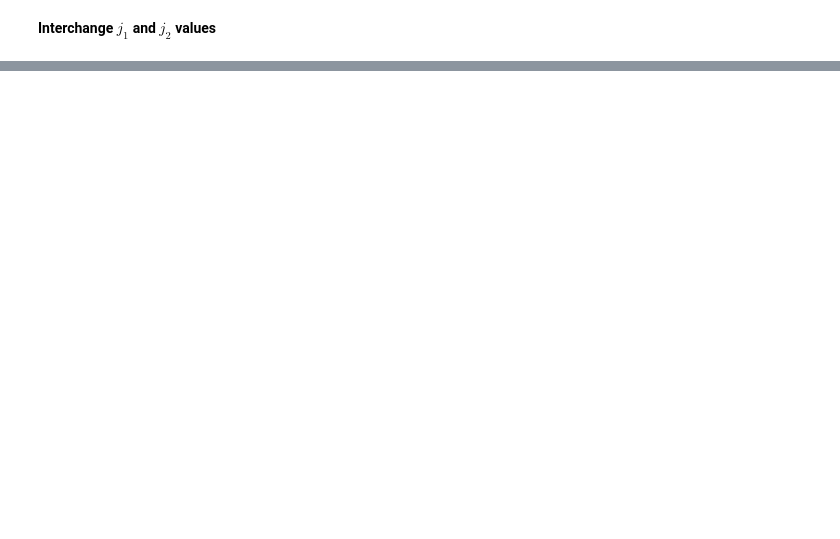
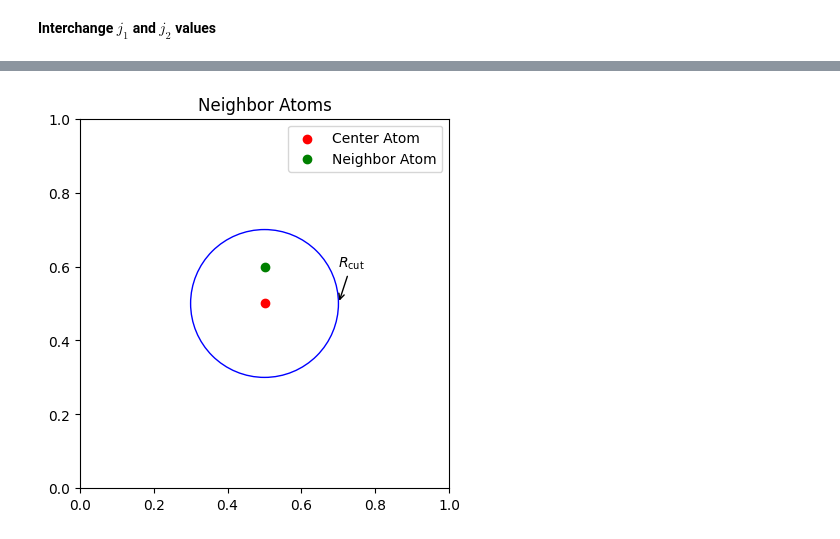
Before and after one commit to dtht2d/bispectrum_component, a Jupyter notebook: bispectrum/example/study_cases_example_SO4_calc.ipynb, the cells around one changed output, grey strips where cells are left out. Saved outputs shown, nothing was run; the diff lists cells and outputs as text; code cells hidden in the pictures; blank space fills up the shorter version.

```diff
--- a/bispectrum/example/study_cases_example_SO4_calc.ipynb
+++ b/bispectrum/example/study_cases_example_SO4_calc.ipynb
@@ -418,0 +481,10 @@ time: 113 ms (started: 2023-06-09 20:22:27 +00:00)
+# %%
+import numpy as np
+import matplotlib.pyplot as plt
+cell_length = 1 #unit ratio
+R_cut = 0.2
+center_atom = [0.5, 0.5, 0.5]
+neighbor_atoms = [(0.5,0.6, 0.5)]
+plot_atoms(center_atom, neighbor_atoms, R_cut, cell_length)
+# %% [output]
+[figure, added]
```
Also changed, not shown: parts of 33 cells of this notebook.
